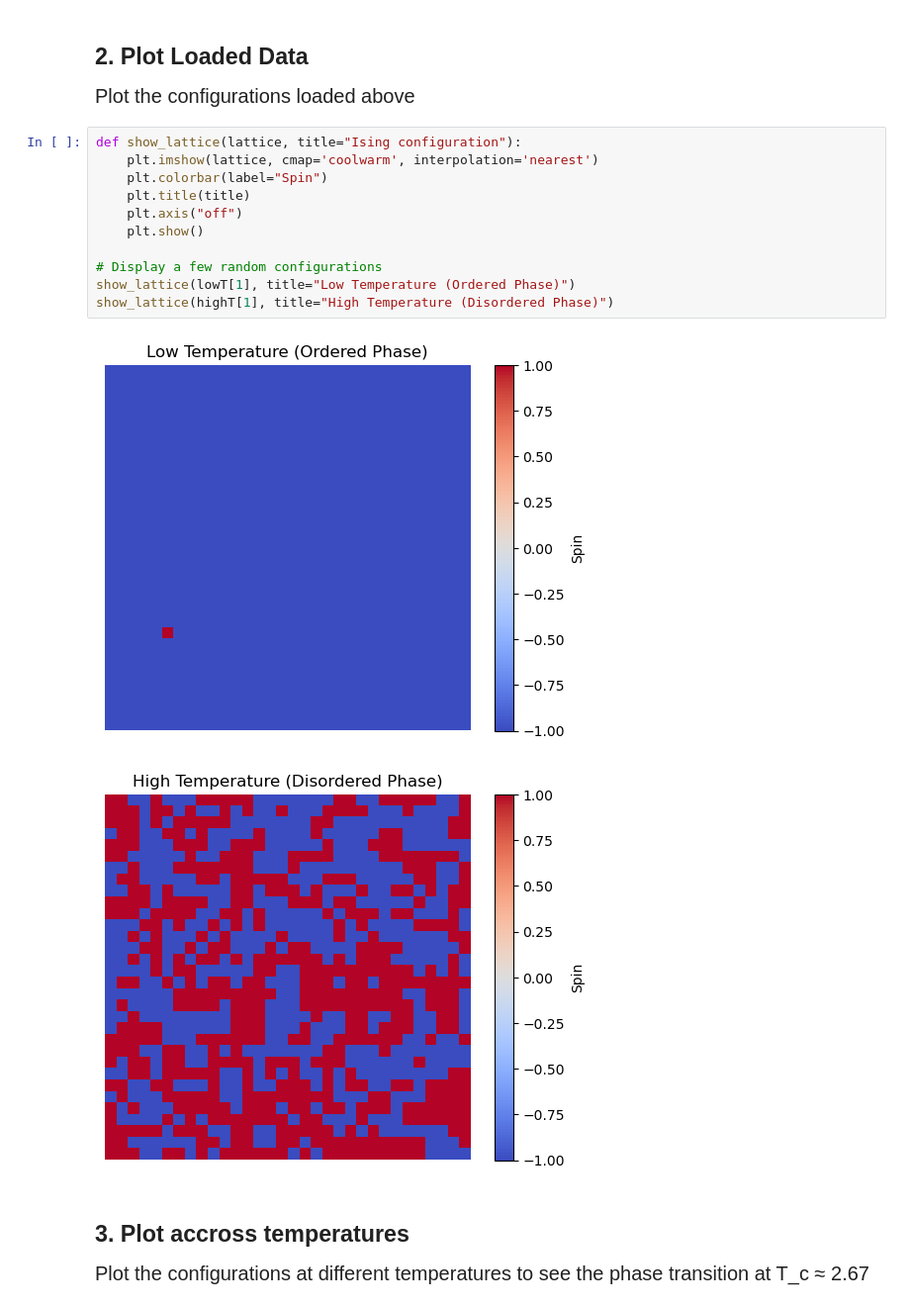
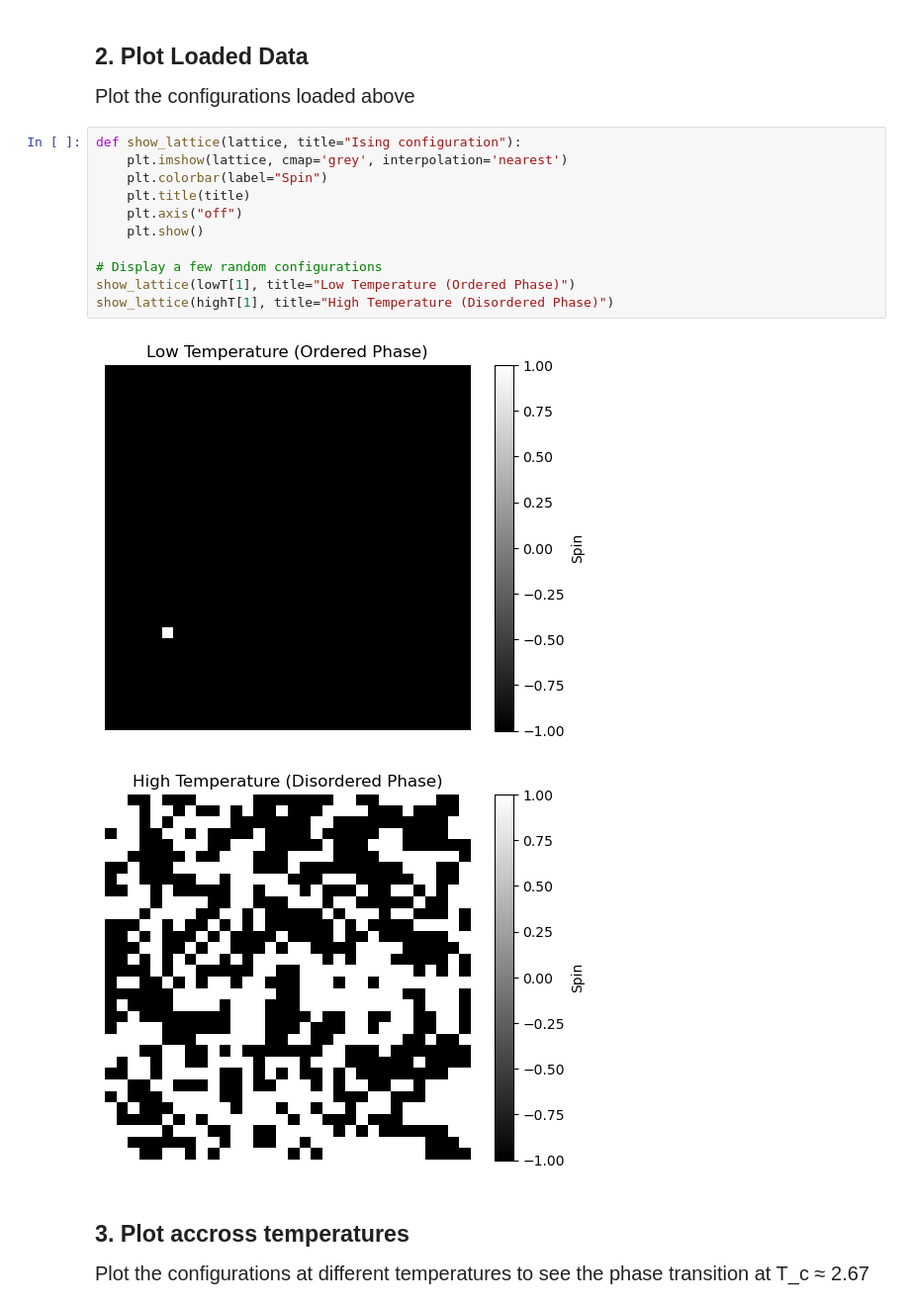
Before and after one commit to amalseb07/cmse802_project, a Jupyter notebook: notebooks/visalize_lattice.ipynb, the cells around one changed output. Shown: that part at 99% size. Drawn from its saved outputs; the diff is of its cells as text.

```diff
--- a/notebooks/visalize_lattice.ipynb
+++ b/notebooks/visalize_lattice.ipynb
@@ -40,18 +40,18 @@ High T shape: (100, 32, 32)
 <span style="font-size: 20px;">Plot the  configurations loaded above</span>
 # %%
 def show_lattice(lattice, title="Ising configuration"):
-    plt.imshow(lattice, cmap='coolwarm', interpolation='nearest')
+    plt.imshow(lattice, cmap='grey', interpolation='nearest')
     plt.colorbar(label="Spin")
     plt.title(title)
     plt.axis("off")
     plt.show()
 
 # Display a few random configurations
 show_lattice(lowT[1], title="Low Temperature (Ordered Phase)")
 show_lattice(highT[1], title="High Temperature (Disordered Phase)")
 # %% [output]
-[figure, old version]
+[figure, new version]
-[figure, old version]
+[figure, new version]
 # %% [markdown]
 <a id="plot_t"></a>
 
```
Also changed, not shown: parts of 1 cell of this notebook, 1 other file.
